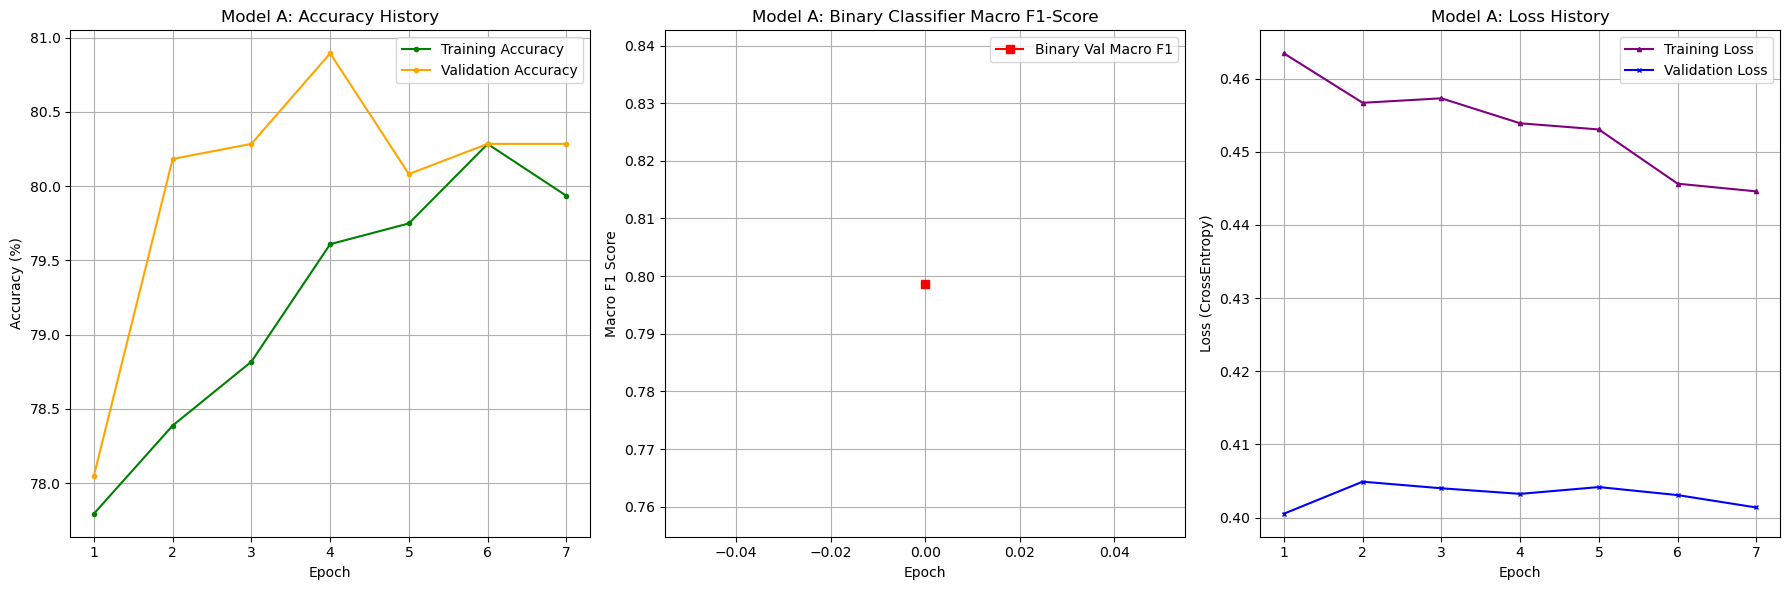
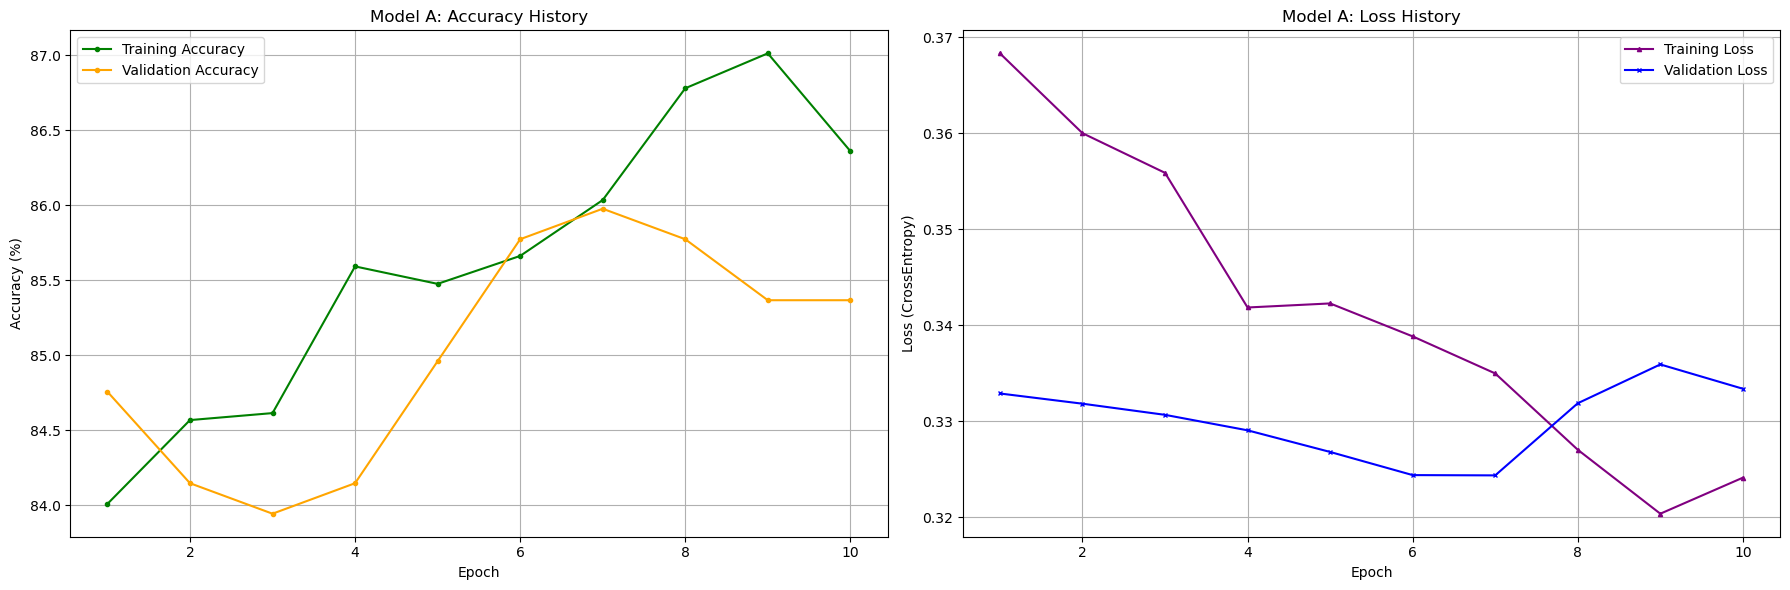
Unified diff of the notebook cell whose output changed from the first chart to the second:
--- before
+++ after
@@ -19,5 +19,5 @@
 
 # 1. ACCURACY PLOT: Training vs. Validation
-plt.subplot(1, 3, 1) 
+plt.subplot(1, 2,1) 
 plt.plot(epochs_run, smooth_train_acc, label='Training Accuracy', color='green', marker='o', markersize=3)
 plt.plot(epochs_run, smooth_val_acc, label='Validation Accuracy', color='orange', marker='o', markersize=3)
@@ -28,15 +28,6 @@
 plt.legend()
 
-# 2. F1-SCORE PLOT (Validation Only)
-plt.subplot(1, 3, 2)
-plt.plot(binary_f1_score, label='Binary Val Macro F1', color='red', marker='s')
-plt.title('Model A: Binary Classifier Macro F1-Score')
-plt.xlabel('Epoch')
-plt.ylabel('Macro F1 Score')
-plt.grid(True)
-plt.legend()
-
-# 3. LOSS PLOT: Training vs. Validation
-plt.subplot(1, 3, 3) 
+# 2. LOSS PLOT: Training vs. Validation
+plt.subplot(1, 2,2) 
 plt.plot(epochs_run, smooth_train_loss, label='Training Loss', color='purple', marker='^', markersize=3)
 plt.plot(epochs_run, smooth_val_loss, label='Validation Loss', color='blue', marker='x', markersize=3) 

Commit: update new version